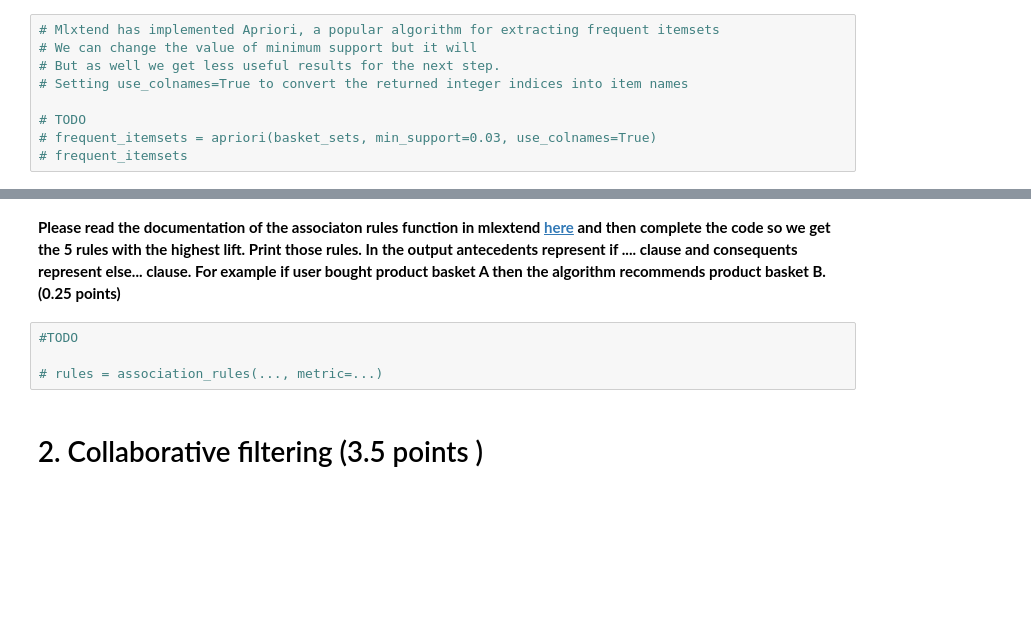
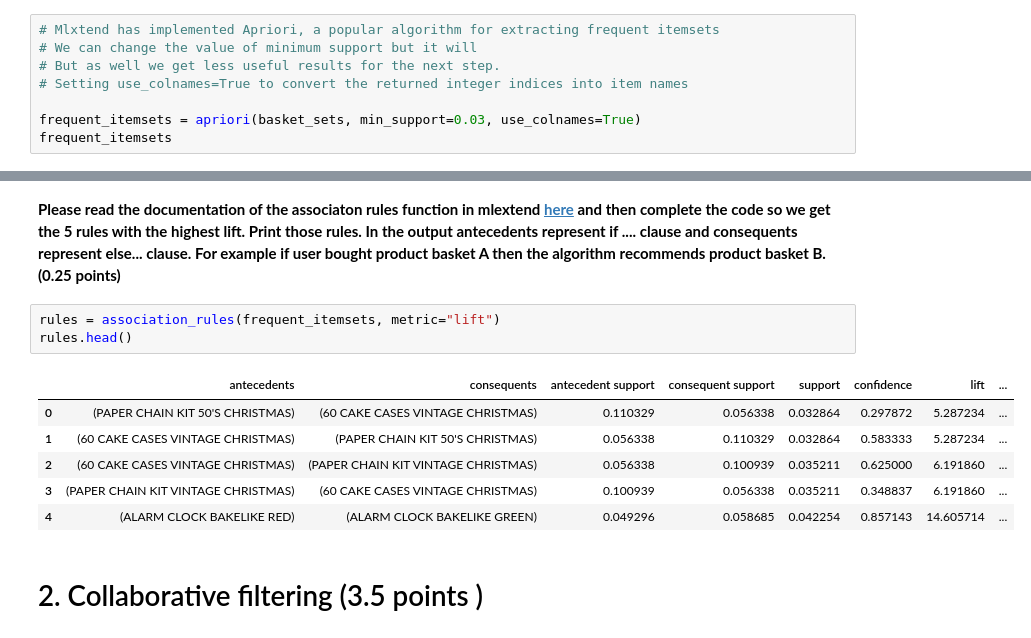
Before and after one commit to enliktjioe/bda2020, a Jupyter notebook: HW4/Homework_04_Enlik_Nga.ipynb, the cells around one changed output, grey strips where cells are left out. Saved outputs shown, nothing was run; the diff lists cells and outputs as text; blank space fills up the shorter version.

```diff
--- a/HW4/Homework_04_Enlik_Nga.ipynb
+++ b/HW4/Homework_04_Enlik_Nga.ipynb
@@ -178,6 +204,5 @@ import math
 # But as well we get less useful results for the next step.
 # Setting use_colnames=True to convert the returned integer indices into item names
 
-# TODO
-# frequent_itemsets = apriori(basket_sets, min_support=0.03, use_colnames=True)
-# frequent_itemsets
+frequent_itemsets = apriori(basket_sets, min_support=0.03, use_colnames=True)
+frequent_itemsets
@@ -184,9 +223,15 @@ import math
 # %% [markdown]
 **Please read the documentation of the associaton rules function in mlextend [here](http://rasbt.github.io/mlxtend/user_guide/frequent_patterns/association_rules/) and then complete the code so we get the 5 rules with the highest lift. Print those rules.  In the output antecedents represent if .... clause and consequents represent else... clause. For example if user bought product basket A then  the algorithm recommends product basket B. (0.25 points)**
-# %%
-#TODO
-
-# rules = association_rules(..., metric=...)
+# %%
+rules = association_rules(frequent_itemsets, metric="lift")
+rules.head()
+# %% [output]
+|  | antecedents | consequents | antecedent support | consequent support | support | confidence | lift | ... |
+| 0 | (PAPER CHAIN KIT 50'S CHRISTMAS) | (60 CAKE CASES VINTAGE CHRISTMAS) | 0.110329 | 0.056338 | 0.032864 | 0.297872 | 5.287234 | ... |
+| 1 | (60 CAKE CASES VINTAGE CHRISTMAS) | (PAPER CHAIN KIT 50'S CHRISTMAS) | 0.056338 | 0.110329 | 0.032864 | 0.583333 | 5.287234 | ... |
+| 2 | (60 CAKE CASES VINTAGE CHRISTMAS) | (PAPER CHAIN KIT VINTAGE CHRISTMAS) | 0.056338 | 0.100939 | 0.035211 | 0.625000 | 6.191860 | ... |
+| 3 | (PAPER CHAIN KIT VINTAGE CHRISTMAS) | (60 CAKE CASES VINTAGE CHRISTMAS) | 0.100939 | 0.056338 | 0.035211 | 0.348837 | 6.191860 | ... |
+| 4 | (ALARM CLOCK BAKELIKE RED) | (ALARM CLOCK BAKELIKE GREEN) | 0.049296 | 0.058685 | 0.042254 | 0.857143 | 14.605714 | ... |
 # %% [markdown]
 # 2. Collaborative filtering (3.5 points )
 # %% [markdown]
```
Also changed, not shown: parts of 12 cells of this notebook.
